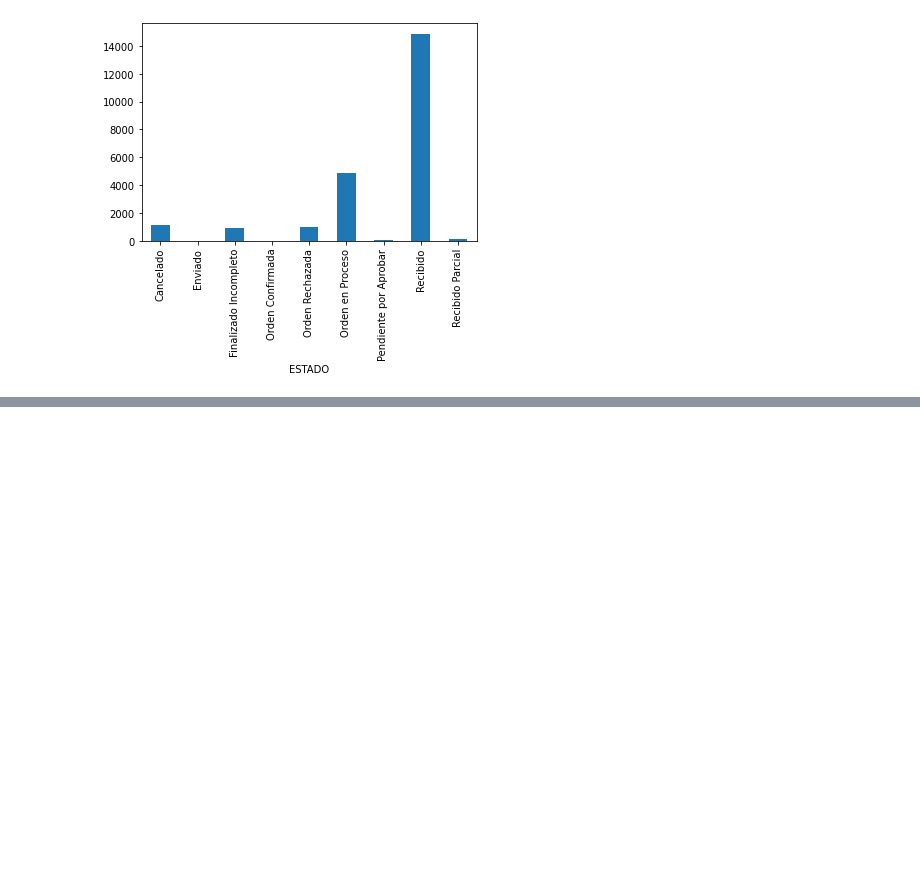
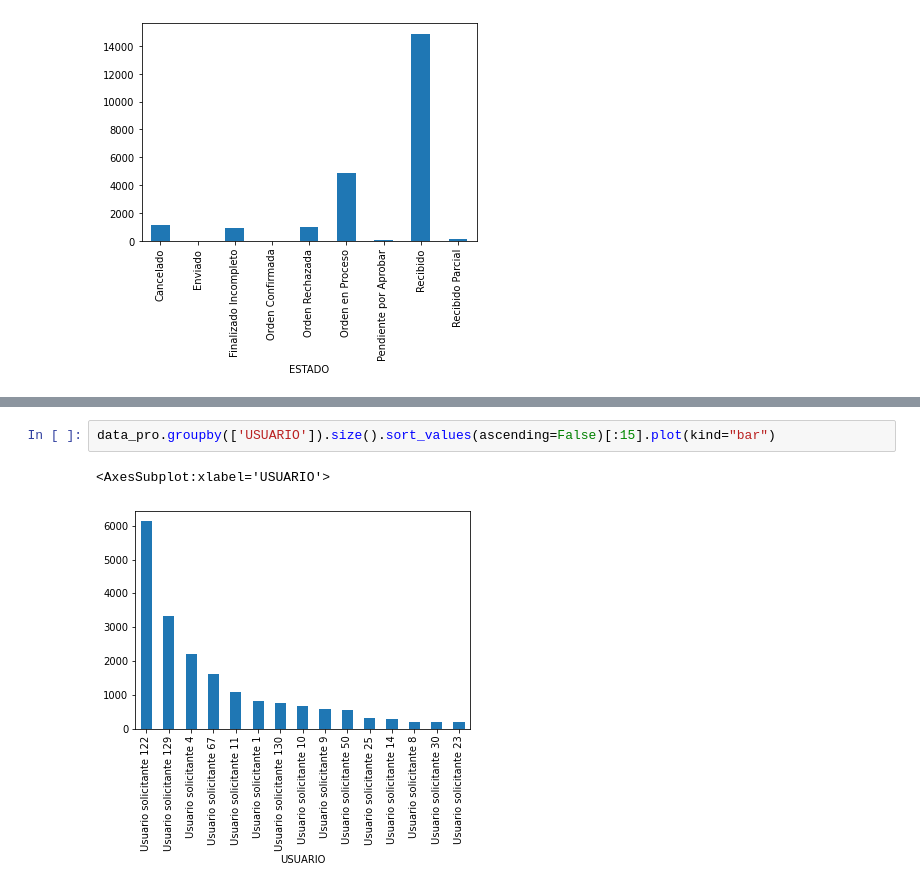
Before and after one commit to keyssi93/final_project, a Jupyter notebook: final_project.ipynb, the cells around one changed output, grey strips where cells are left out. Cells and saved outputs as stored; diff of their text form; blank space fills up the shorter version.

```diff
--- a/final_project.ipynb
+++ b/final_project.ipynb
@@ -33,0 +56,5 @@ data_pro.groupby(['ESTADO']).size().plot(kind="bar")
+# %%
+data_pro.groupby(['USUARIO']).size().sort_values(ascending=False)[:15].plot(kind="bar")
+# %% [output]
+<AxesSubplot:xlabel='USUARIO'>
+[figure, added]
```
Also changed, not shown: parts of 4 cells of this notebook.
